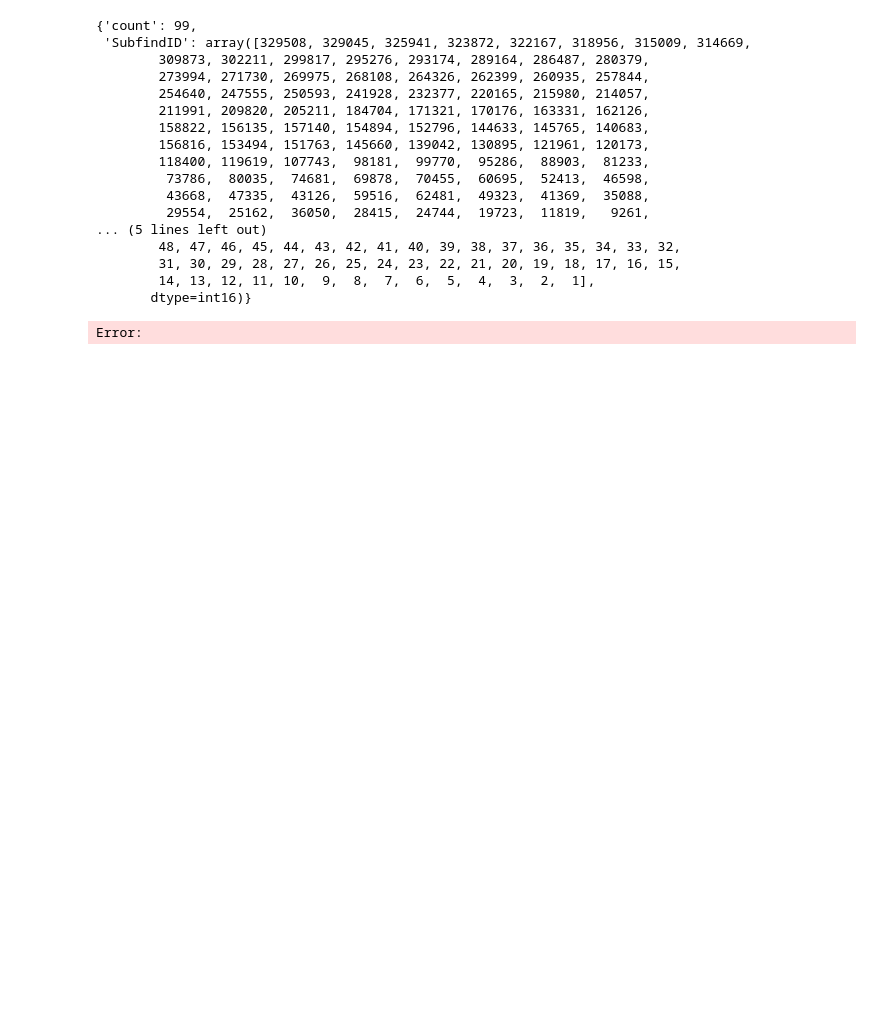
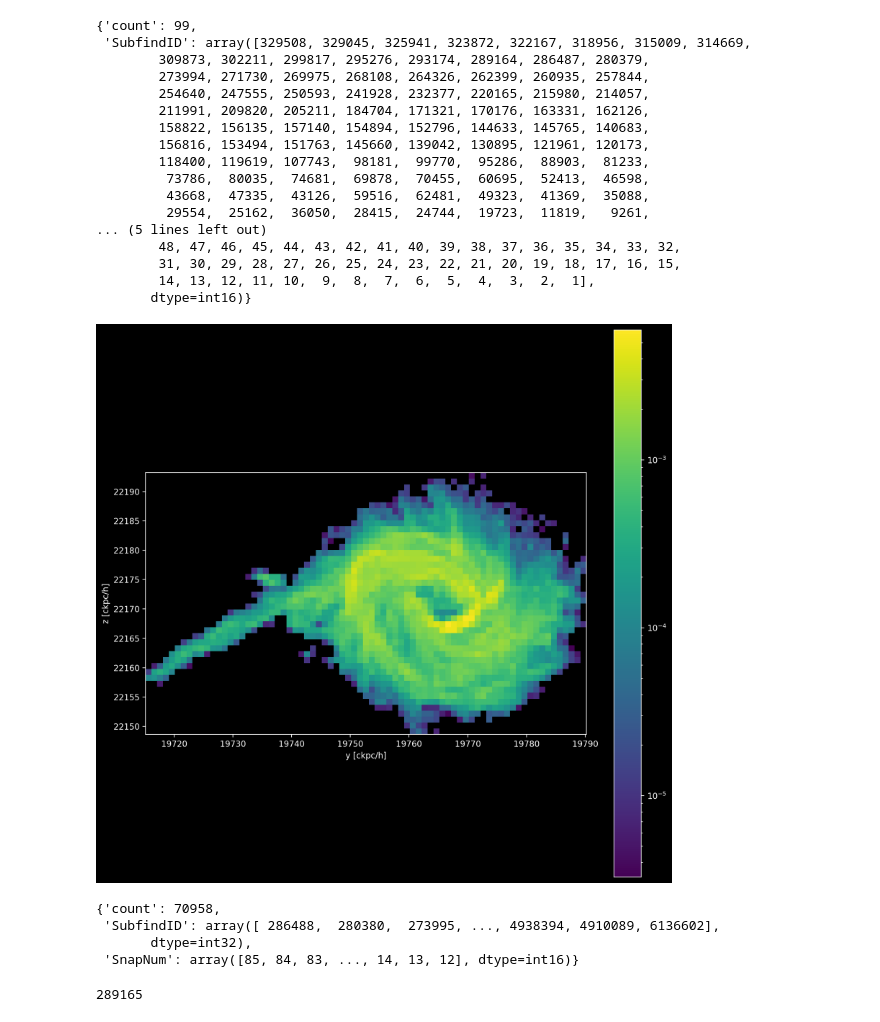
Before and after one commit to XingyaoCai/HI-Clumps, a Jupyter notebook: Galaxy_329508_Trajactory.ipynb, the cells around one changed output. Drawn from its saved outputs; the diff is of its cells as text; code cells hidden in the pictures; blank space fills up the shorter version.

```diff
--- a/Galaxy_329508_Trajactory.ipynb
+++ b/Galaxy_329508_Trajactory.ipynb
@@ -31,7 +31,7 @@ Subhalo_Dict_At_99=il.groupcat.loadSingle(basePath,Snapshot_End,-1,Subhalo_Index
 # %%
 Sublink_Fields=['SubfindID','SnapNum']
 # %%
-il.sublink.loadTree(basePath,99,Subhalo_Index_At_99,onlyMPB=1,fields=Sublink_Fields)
+il.sublink.loadTree(basePath,99,Subhalo_Index_At_99,Sublink_Fields,onlyMPB=1)
 # %% [output]
 {'count': 99,
  'SubfindID': array([329508, 329045, 325941, 323872, 322167, 318956, 315009, 314669,
@@ -51,34 +51,39 @@ il.sublink.loadTree(basePath,99,Subhalo_Index_At_99,onlyMPB=1,fields=Sublink_Fie
         14, 13, 12, 11, 10,  9,  8,  7,  6,  5,  4,  3,  2,  1],
        dtype=int16)}
 # %%
-gas_data=il.snapshot.loadSubhalo(basePath, 98, 329045, 'gas', fields=['Coordinates','Masses'])
+gas_data=il.snapshot.loadSubhalo(basePath, 85, 286488, 'gas', fields=['Coordinates','Masses'])
 
 
 GasCoordinates = gas_data['Coordinates']
 Masses = gas_data['Masses']
 
 
 
 GasCoorMin = GasCoordinates.min(axis=0)
 GasCoorMax = GasCoordinates.max(axis=0)
 plt.figure(figsize=(12, 12), dpi=200)
 
 plt.style.use("dark_background")
-bars=(GasCoorMax-GasCoorMin)/10
+bars=(GasCoorMax-GasCoorMin)
 h, _, _, image = plt.hist2d(GasCoordinates[:, 1],
                             GasCoordinates[:, 2],
                             weights=Masses,
 
                             norm=mpl.colors.LogNorm(),
                             bins=(int(bars[1]),int(bars[2])))
 plt.xlim([GasCoorMin[1],GasCoorMax[1]])
 plt.ylim([GasCoorMin[2],GasCoorMax[2]])
 plt.xlabel('y [ckpc/h]')
 plt.ylabel('z [ckpc/h]')
 
-    #draw_circle = plt.Circle(( CircleCenter[1],  CircleCenter[2]), 150, fill=False)
-    #plt.gcf().gca().add_artist(draw_circle)
 plt.colorbar(image)
 plt.gca().set_aspect(1)
 # %% [output]
-Error:
+[figure, added]
+# %%
+il.sublink.loadTree(basePath,85, 286488,Sublink_Fields)
+# %% [output]
+{'count': 70958,
+ 'SubfindID': array([ 286488,  280380,  273995, ..., 4938394, 4910089, 6136602],
+       dtype=int32),
+ 'SnapNum': array([85, 84, 83, ..., 14, 13, 12], dtype=int16)}
@@ -84,0 +104,4 @@ Error:
+# %%
+DescendantSubfindID(286488,85,il.sublink.loadTree(basePath,99,329508))
+# %% [output]
+289165
```
Also changed, not shown: parts of 1 cell of this notebook, 5 other files.
